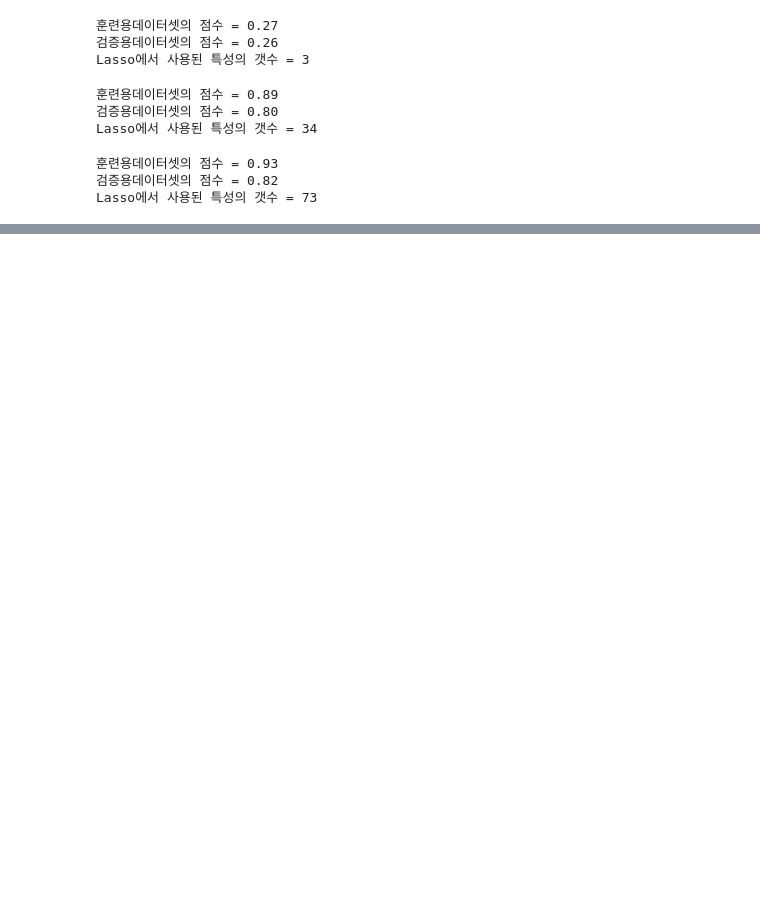
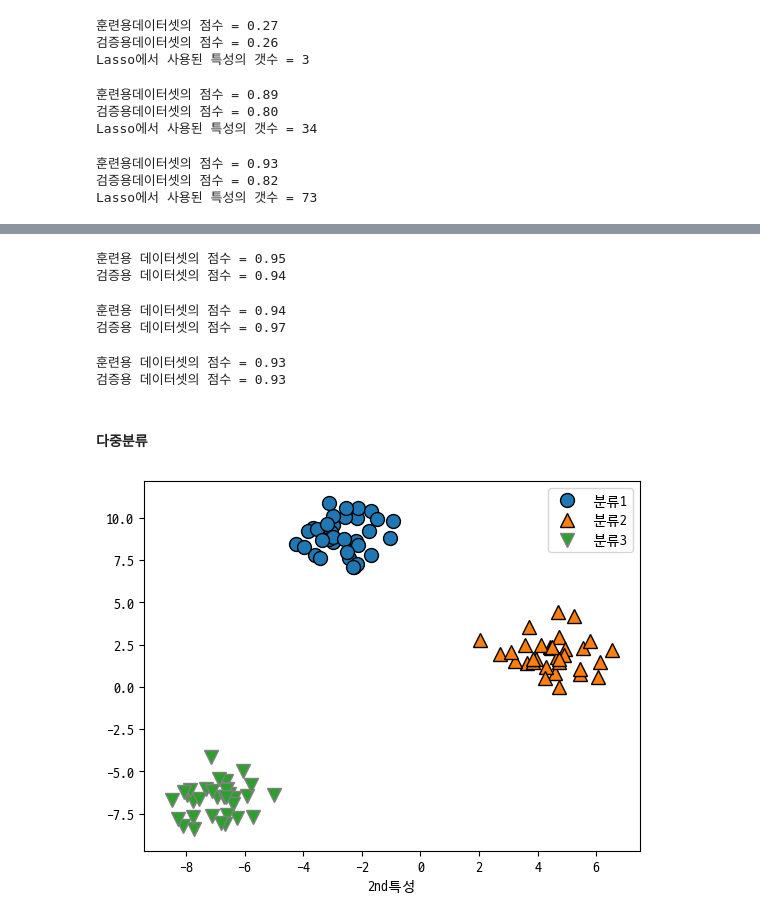
Before and after one commit to inwookbaek/20230823_04.python, a Jupyter notebook: 30.머신러닝_지도학습.ipynb, the cells around one changed output, grey strips where cells are left out. Drawn from its saved outputs; the diff is of its cells as text; code cells hidden in the pictures; blank space fills up the shorter version.

```diff
--- a/30.머신러닝_지도학습.ipynb
+++ b/30.머신러닝_지도학습.ipynb
@@ -192,0 +330,35 @@ Lasso에서 사용된 특성의 갯수 = 73
+# %%
+# LogisticRegression(C=1)
+logrea = LogisticRegression().fit(X_train, y_train)
+print(f'훈련용 데이터셋의 점수 = {logrea.score(X_train, y_train):.2f}')
+print(f'검증용 데이터셋의 점수 = {logrea.score(X_test, y_test):.2f}')
+# %% [output]
+훈련용 데이터셋의 점수 = 0.95
+검증용 데이터셋의 점수 = 0.94
+# %%
+logrea = LogisticRegression(C=100).fit(X_train, y_train)
+print(f'훈련용 데이터셋의 점수 = {logrea.score(X_train, y_train):.2f}')
+print(f'검증용 데이터셋의 점수 = {logrea.score(X_test, y_test):.2f}')
+# %% [output]
+훈련용 데이터셋의 점수 = 0.94
+검증용 데이터셋의 점수 = 0.97
+# %%
+logrea = LogisticRegression(C=0.01).fit(X_train, y_train)
+print(f'훈련용 데이터셋의 점수 = {logrea.score(X_train, y_train):.2f}')
+print(f'검증용 데이터셋의 점수 = {logrea.score(X_test, y_test):.2f}')
+# %% [output]
+훈련용 데이터셋의 점수 = 0.93
+검증용 데이터셋의 점수 = 0.93
+# %% [markdown]
+#### 다중분류
+# %%
+from sklearn.datasets import make_blobs
+
+X, y = make_blobs(random_state=42, n_samples=100)
+mglearn.discrete_scatter(X[:,0], X[:,1], y)
+plt.xlabel('1st특성')
+plt.xlabel('2nd특성')
+plt.legend(['분류1', '분류2', '분류3'])
+plt.show()
+# %% [output]
+[figure, added]
```
Also changed, not shown: parts of 30 cells of this notebook, 2 other files.
